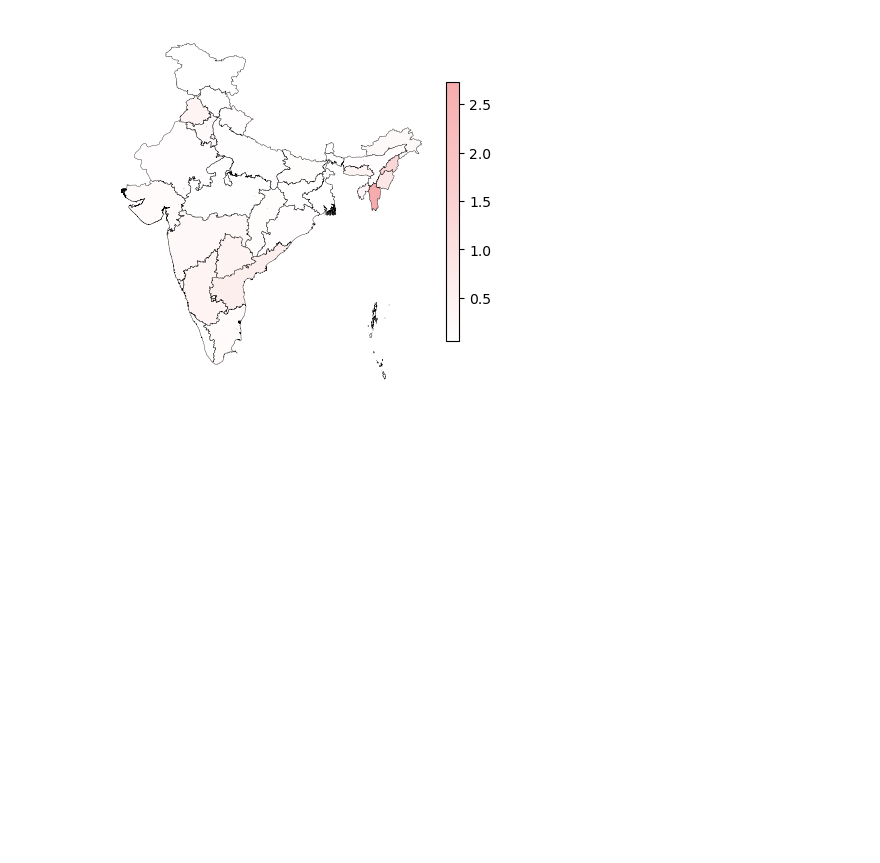
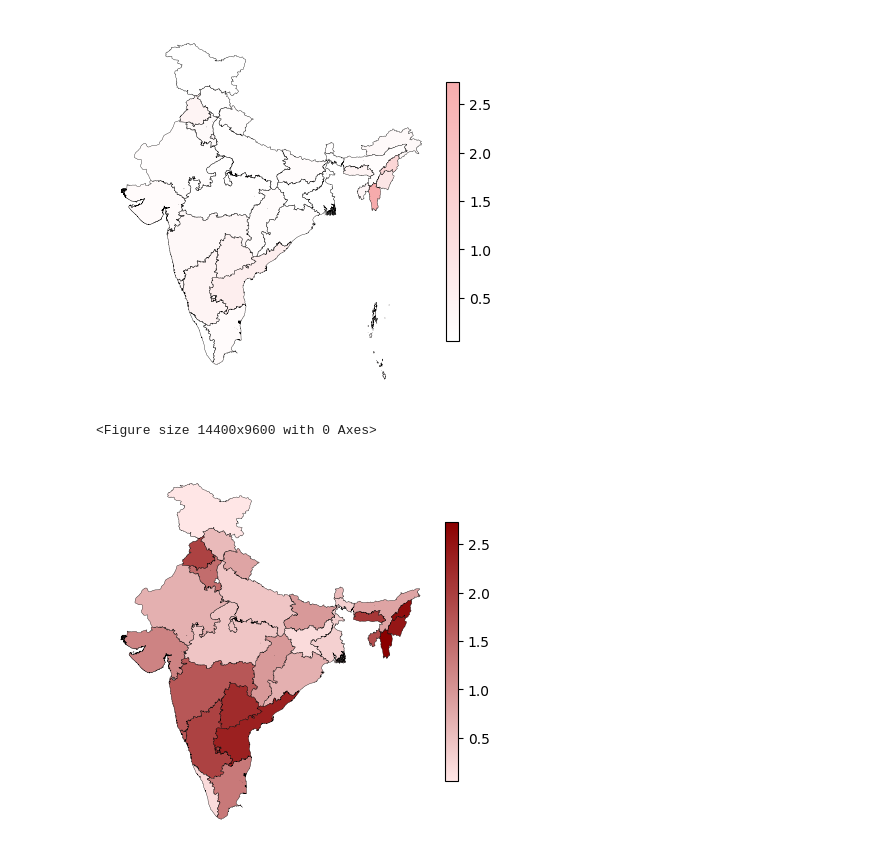
Before and after one commit to desidata/hiv, a Jupyter notebook: hiv.ipynb, the cells around one changed output. Cells and saved outputs as stored; diff of their text form; code cells hidden in the pictures; blank space fills up the shorter version.

```diff
--- a/hiv.ipynb
+++ b/hiv.ipynb
@@ -169,3 +152,45 @@ plt.show()
 # %% [output]
 <Figure size 14400x9600 with 0 Axes>
 [figure]
+# %%
+import matplotlib.pyplot as plt
+import numpy as np
+from matplotlib.colors import ListedColormap
+
+# Create a custom colormap from whitish-red to blackish-red
+N = 256
+vals = np.ones((N, 4))  # Initialize an array with shape (N, 4) for RGBA
+vals[:, 0] = np.linspace(1, 139/256, N)
+vals[:, 1] = np.linspace(0.9, 0, N)
+vals[:, 2] = np.linspace(0.9, 0, N)
+
+# Custom colormap
+whitish_to_blackish_red_cmap = ListedColormap(vals)
+
+# Assuming 'merged' is a GeoDataFrame with a 'pos_hiv' column for plotting
+fig = plt.figure(figsize=(12, 8), dpi=1200)
+
+# Create the plot using the custom colormap
+ax = merged.plot(column='pos_hiv', categorical=False, legend=False,
+                 cmap=whitish_to_blackish_red_cmap, edgecolor='black', linewidth=0.25)
+
+# Customize the colorbar legend
+sm = plt.cm.ScalarMappable(cmap=whitish_to_blackish_red_cmap,
+                           norm=plt.Normalize(vmin=merged['pos_hiv'].min(),
+                                               vmax=merged['pos_hiv'].max()))
+sm._A = []
+cbar = plt.colorbar(sm, ax=ax, pad=0.02, shrink=0.7)  # Adjust the shrink parameter as needed
+
+# Remove x-axis and y-axis ticks and frame
+plt.xticks([])
+plt.yticks([])
+ax.set_frame_on(False)
+
+# Save the plot
+plt.savefig('hiv_pos_red_scale.svg', bbox_inches='tight')
+
+# Show the plot (optional)
+plt.show()
+# %% [output]
+<Figure size 14400x9600 with 0 Axes>
+[figure, added]
```
Also changed, not shown: parts of 10 cells of this notebook.
